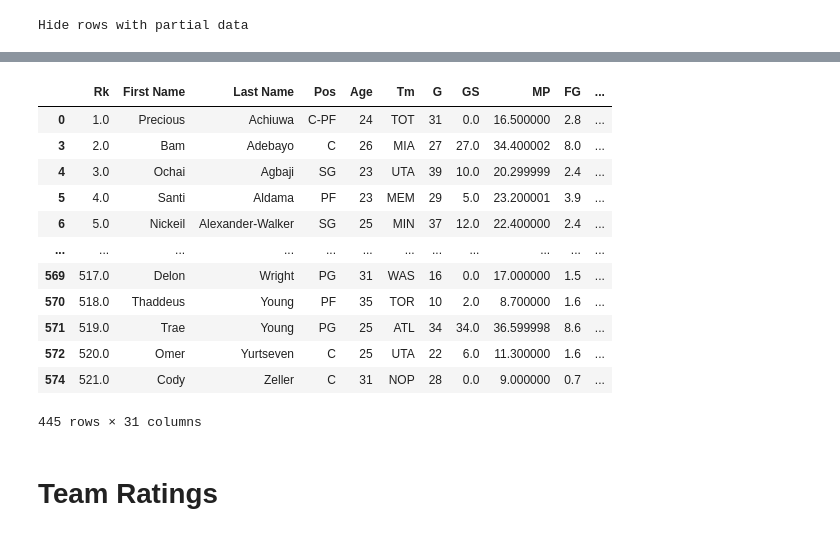
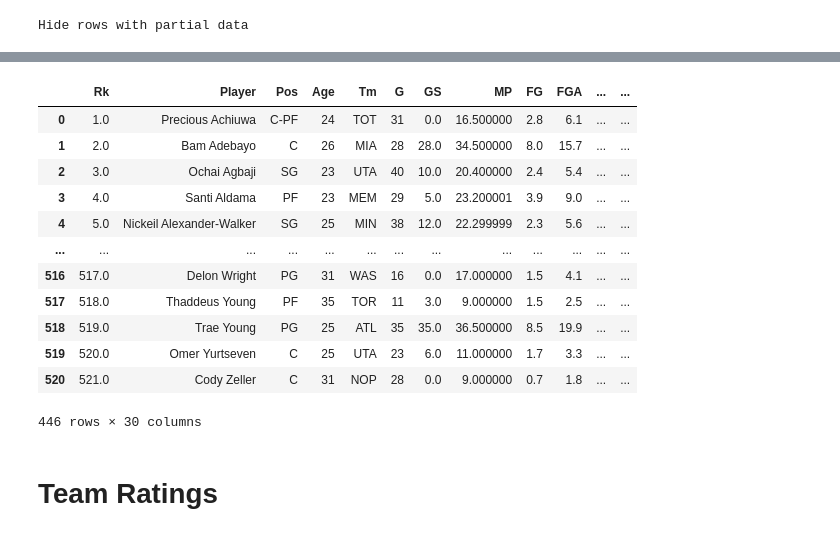
Before and after one commit to VincentGordon-Data-Analyst/nba-web-scraping-project, a Jupyter notebook: Player Stats/player_stats.ipynb, the cells around one changed output, grey strips where cells are left out. Cells and saved outputs as stored; diff of their text form; code cells hidden in the pictures.

Commit message:
Finished both team and player ratings

```diff
--- a/Player Stats/player_stats.ipynb
+++ b/Player Stats/player_stats.ipynb
@@ -114,5 +110,7 @@ player_names
 # %%
 # Add respective team names to corresponding table data rows
-for i in range(len(data)):
-    data[i].insert(1, player_names[i])
+for i in range(len(player_data)):
+    player_data[i].insert(1, player_names[i])
+
+player_data
 # %% [output]
@@ -120,20 +134,5 @@ IndexError: list index out of range
-# %%
-# Remove 'Player' column from list
-headers.pop(1)
-
-# Add 'First Name' to list
-headers.insert(1, 'First Name')
-
-# Add 'Last Name' to list
-headers.insert(2, 'Last Name')
-
-driver.close()
 # %%
 # Create a pandas Data Frame
-player_df = pd.DataFrame(data=data)
+player_df = pd.DataFrame(data=player_data, columns=headers)
 
-# Drop last column
-player_df = player_df.drop(player_df.columns[31],axis=1)
-
-# Add headers
-player_df.columns = headers
+player_df.head()
@@ -170,3 +167,4 @@ memory usage: 139.6+ KB
 # %%
-# Remove rows with any null values'
-player_df = player_df.dropna(axis=0, how='any')
+# Convert columns with data type object to float
+player_df = player_df.apply(pd.to_numeric, errors='ignore', downcast='float')
+player_df.dtypes
@@ -215,19 +209,19 @@ dtype: object
 # %%
-player_df
+player_df.dropna()
 # %% [output]
-|  | Rk | First Name | Last Name | Pos | Age | Tm | G | GS | MP | FG | ... |
-| 0 | 1.0 | Precious | Achiuwa | C-PF | 24 | TOT | 31 | 0.0 | 16.500000 | 2.8 | ... |
-| 3 | 2.0 | Bam | Adebayo | C | 26 | MIA | 27 | 27.0 | 34.400002 | 8.0 | ... |
-| 4 | 3.0 | Ochai | Agbaji | SG | 23 | UTA | 39 | 10.0 | 20.299999 | 2.4 | ... |
-| 5 | 4.0 | Santi | Aldama | PF | 23 | MEM | 29 | 5.0 | 23.200001 | 3.9 | ... |
-| 6 | 5.0 | Nickeil | Alexander-Walker | SG | 25 | MIN | 37 | 12.0 | 22.400000 | 2.4 | ... |
-| ... | ... | ... | ... | ... | ... | ... | ... | ... | ... | ... | ... |
-| 569 | 517.0 | Delon | Wright | PG | 31 | WAS | 16 | 0.0 | 17.000000 | 1.5 | ... |
-| 570 | 518.0 | Thaddeus | Young | PF | 35 | TOR | 10 | 2.0 | 8.700000 | 1.6 | ... |
-| 571 | 519.0 | Trae | Young | PG | 25 | ATL | 34 | 34.0 | 36.599998 | 8.6 | ... |
-| 572 | 520.0 | Omer | Yurtseven | C | 25 | UTA | 22 | 6.0 | 11.300000 | 1.6 | ... |
-| 574 | 521.0 | Cody | Zeller | C | 31 | NOP | 28 | 0.0 | 9.000000 | 0.7 | ... |
+|  | Rk | Player | Pos | Age | Tm | G | GS | MP | FG | FGA | ... | ... |
+| 0 | 1.0 | Precious Achiuwa | C-PF | 24 | TOT | 31 | 0.0 | 16.500000 | 2.8 | 6.1 | ... | ... |
+| 1 | 2.0 | Bam Adebayo | C | 26 | MIA | 28 | 28.0 | 34.500000 | 8.0 | 15.7 | ... | ... |
+| 2 | 3.0 | Ochai Agbaji | SG | 23 | UTA | 40 | 10.0 | 20.400000 | 2.4 | 5.4 | ... | ... |
+| 3 | 4.0 | Santi Aldama | PF | 23 | MEM | 29 | 5.0 | 23.200001 | 3.9 | 9.0 | ... | ... |
+| 4 | 5.0 | Nickeil Alexander-Walker | SG | 25 | MIN | 38 | 12.0 | 22.299999 | 2.3 | 5.6 | ... | ... |
+| ... | ... | ... | ... | ... | ... | ... | ... | ... | ... | ... | ... | ... |
+| 516 | 517.0 | Delon Wright | PG | 31 | WAS | 16 | 0.0 | 17.000000 | 1.5 | 4.1 | ... | ... |
+| 517 | 518.0 | Thaddeus Young | PF | 35 | TOR | 11 | 3.0 | 9.000000 | 1.5 | 2.5 | ... | ... |
+| 518 | 519.0 | Trae Young | PG | 25 | ATL | 35 | 35.0 | 36.500000 | 8.5 | 19.9 | ... | ... |
+| 519 | 520.0 | Omer Yurtseven | C | 25 | UTA | 23 | 6.0 | 11.000000 | 1.7 | 3.3 | ... | ... |
+| 520 | 521.0 | Cody Zeller | C | 31 | NOP | 28 | 0.0 | 9.000000 | 0.7 | 1.8 | ... | ... |
-445 rows × 31 columns
+446 rows × 30 columns
 # %%
 player_df.to_csv('player_ratings.csv', sep='\t', encoding='utf-8', index=False)
 # %% [markdown]
```
Also changed, not shown: parts of 18 cells of this notebook, 7 other files.
